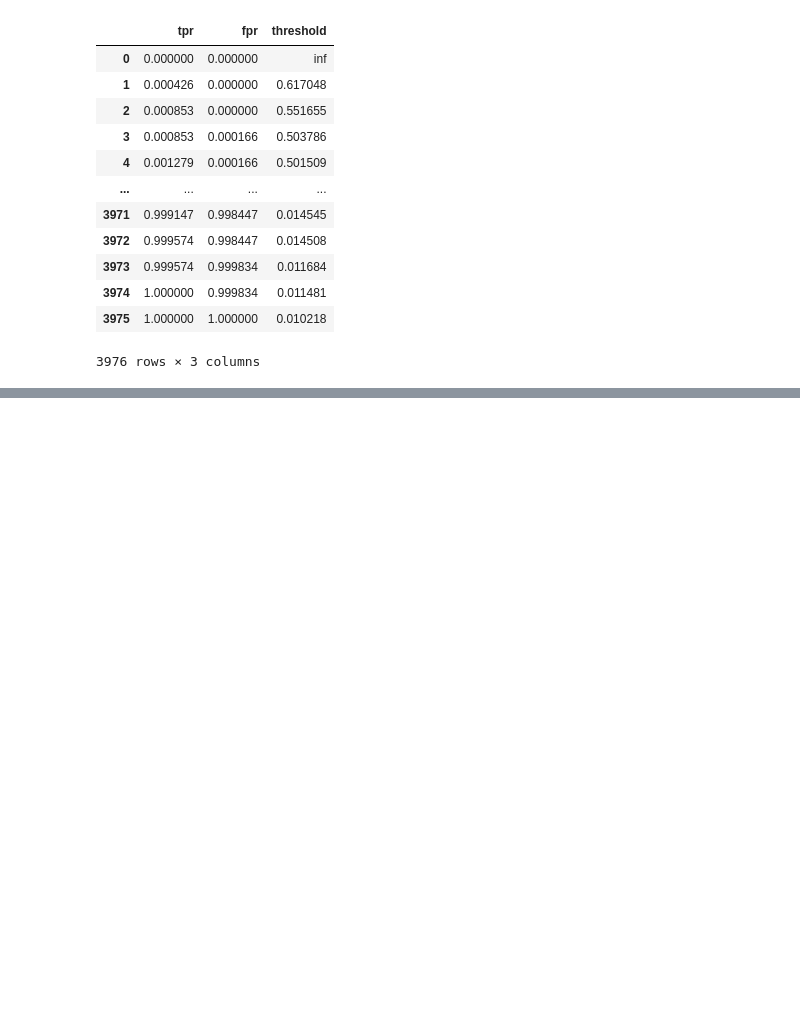
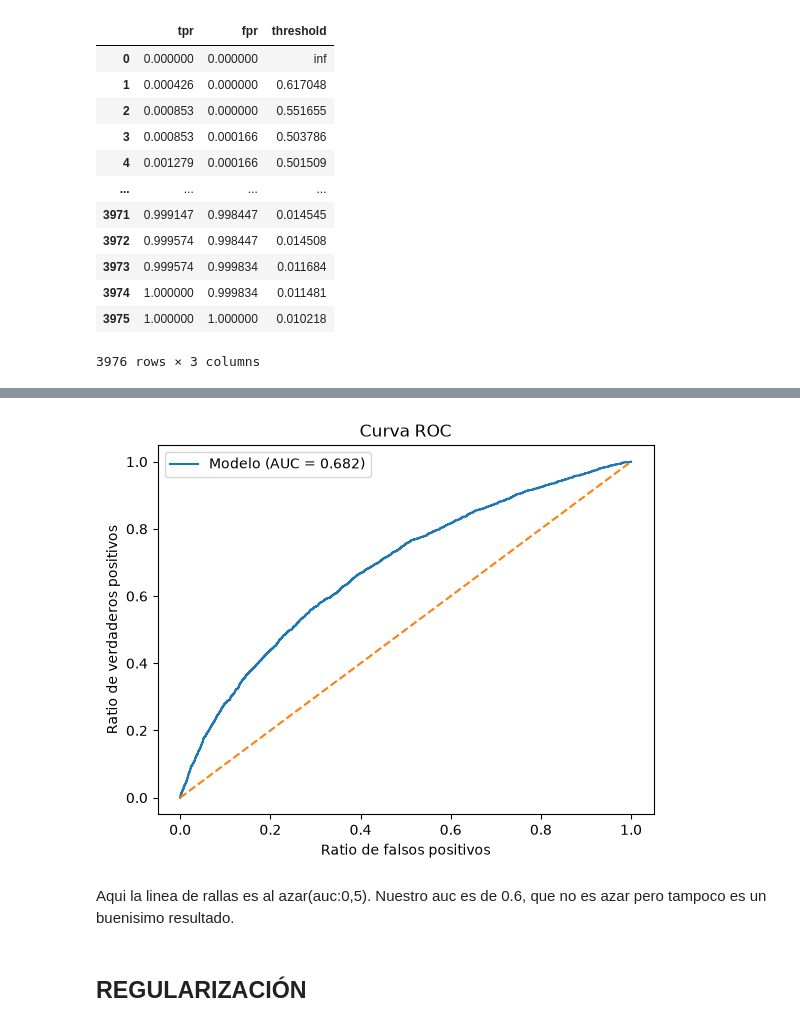
Before and after one commit to GorkaNBDATA/Equipo-Morado, a Jupyter notebook: modelo-impago.ipynb, the cells around one changed output, grey strips where cells are left out. Cells and saved outputs as stored; diff of their text form; code cells hidden in the pictures; blank space fills up the shorter version.

```diff
--- a/modelo-impago.ipynb
+++ b/modelo-impago.ipynb
@@ -534,0 +549,18 @@ Text(0.5, 1.0, 'Curva ROC')
+# %%
+from sklearn.metrics import roc_auc_score
+
+auc = roc_auc_score(y_test, predicciones)
+
+plt.plot(fpr, tpr, label=f"Modelo (AUC = {auc:.3f})")
+plt.plot([0, 1], [0, 1], linestyle="--")
+plt.xlabel("Ratio de falsos positivos")
+plt.ylabel("Ratio de verdaderos positivos")
+plt.title("Curva ROC")
+plt.legend()
+plt.show()
+# %% [output]
+[figure, added]
+# %% [markdown]
+Aqui la linea de rallas es al azar(auc:0,5). Nuestro auc es de 0.6, que no es azar pero tampoco es un buenisimo resultado.
+# %% [markdown]
+## REGULARIZACIÓN ##
```
Also changed, not shown: parts of 20 cells of this notebook.
